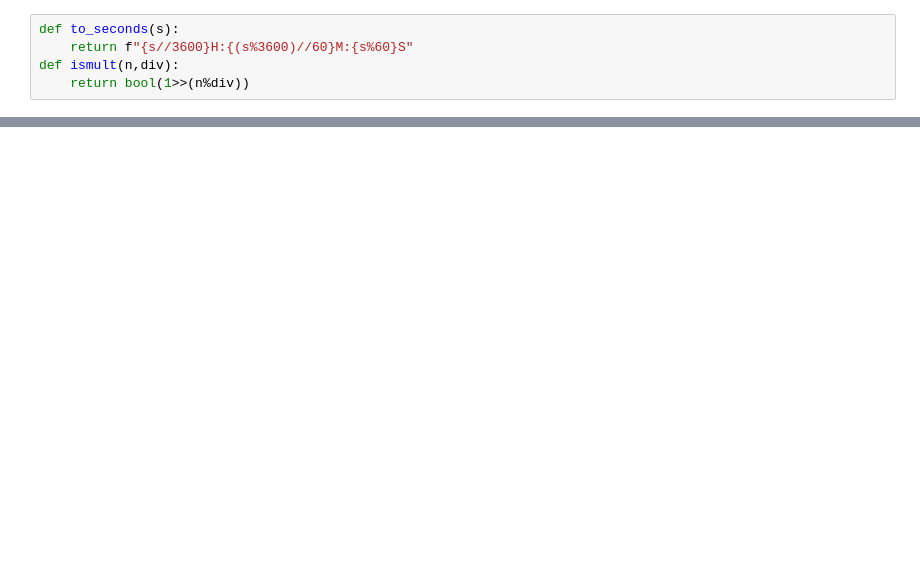
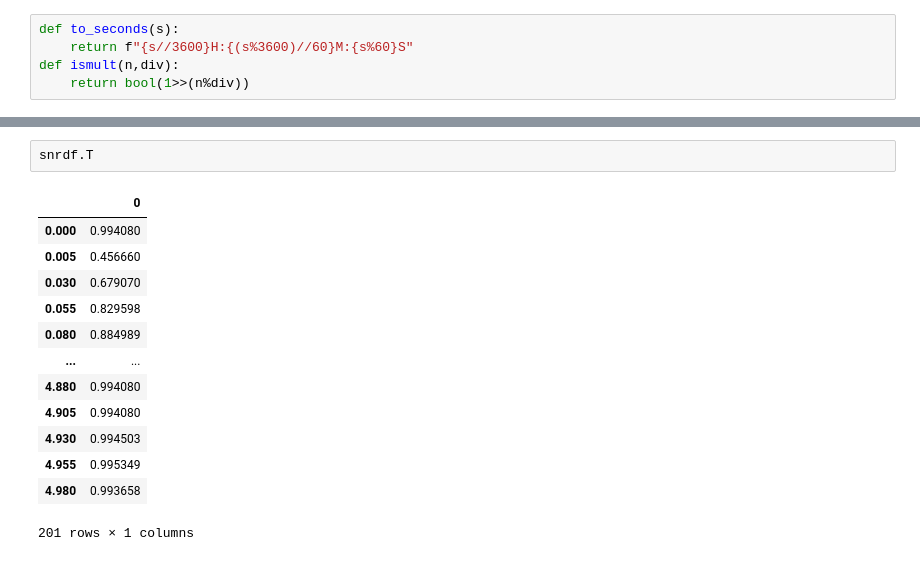
Before and after one commit to aashraychegu/testing_grounds, a Jupyter notebook: classifier.ipynb, the cells around one changed output, grey strips where cells are left out. Drawn from its saved outputs; the diff is of its cells as text; blank space fills up the shorter version.

```diff
--- a/classifier.ipynb
+++ b/classifier.ipynb
@@ -207,0 +418,16 @@ print(average_accuracy,average_auroc)
+# %%
+snrdf.T
+# %% [output]
+|  | 0 |
+| 0.000 | 0.994080 |
+| 0.005 | 0.456660 |
+| 0.030 | 0.679070 |
+| 0.055 | 0.829598 |
+| 0.080 | 0.884989 |
+| ... | ... |
+| 4.880 | 0.994080 |
+| 4.905 | 0.994080 |
+| 4.930 | 0.994503 |
+| 4.955 | 0.995349 |
+| 4.980 | 0.993658 |
+201 rows × 1 columns
```
Also changed, not shown: parts of 40 cells of this notebook, 3 other files.
